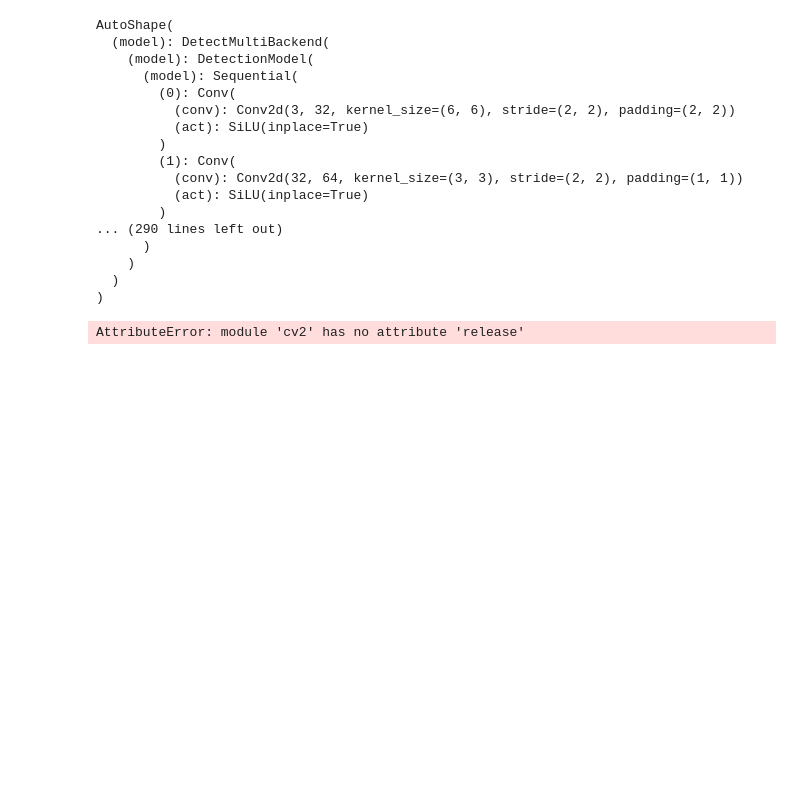
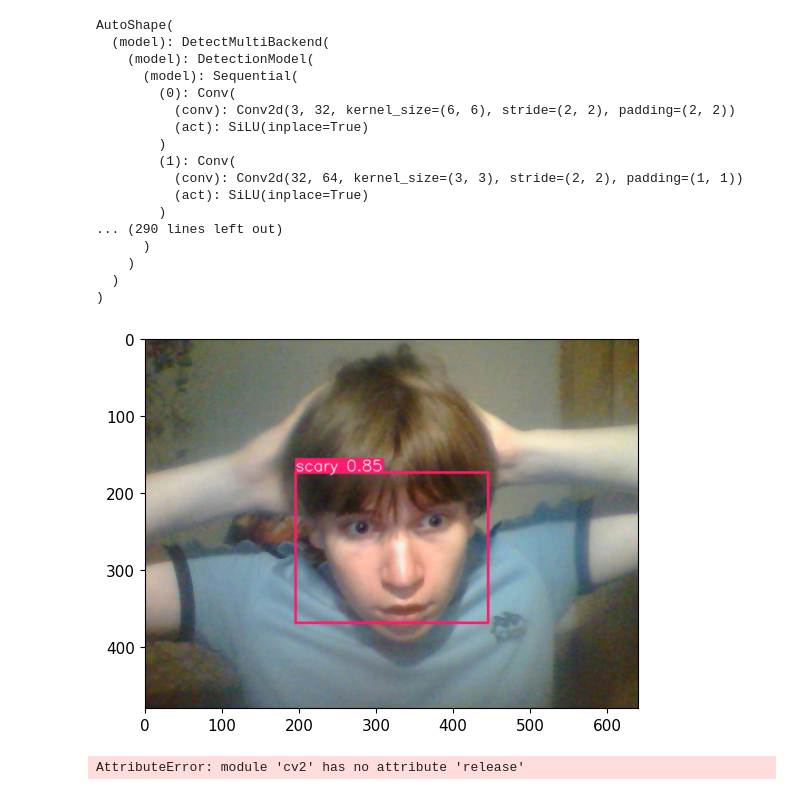
Before and after one commit to Front3ndy/class, a Jupyter notebook: face_detect/new.ipynb, the cells around one changed output. Drawn from its saved outputs; the diff is of its cells as text; code cells hidden in the pictures; blank space fills up the shorter version.

```diff
--- a/face_detect/new.ipynb
+++ b/face_detect/new.ipynb
@@ -174,6 +175,16 @@ AutoShape(
     )
   )
 )
+# %%
+img_path = 'data/images/scary.c5f363b8-a6b5-11ef-b3fa-3859f98496d1.jpg'
+# %%
+result = model(img_path)
+# %%
+%matplotlib inline
+plt.imshow(np.squeeze(result.render()))
+plt.show()
+# %% [output]
+[figure, added]
 # %%
 cap = cv2.VideoCapture('glina_dance.mp4')
 while cap.isOpened():
```
Also changed, not shown: parts of 1 cell of this notebook.
